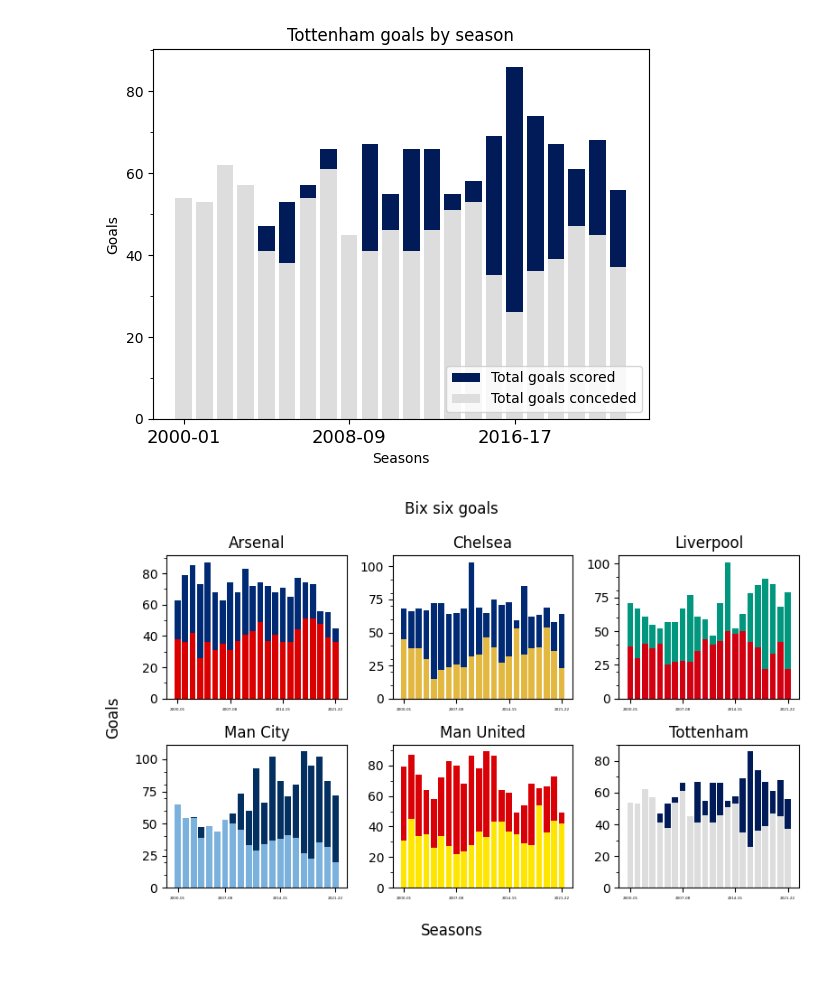
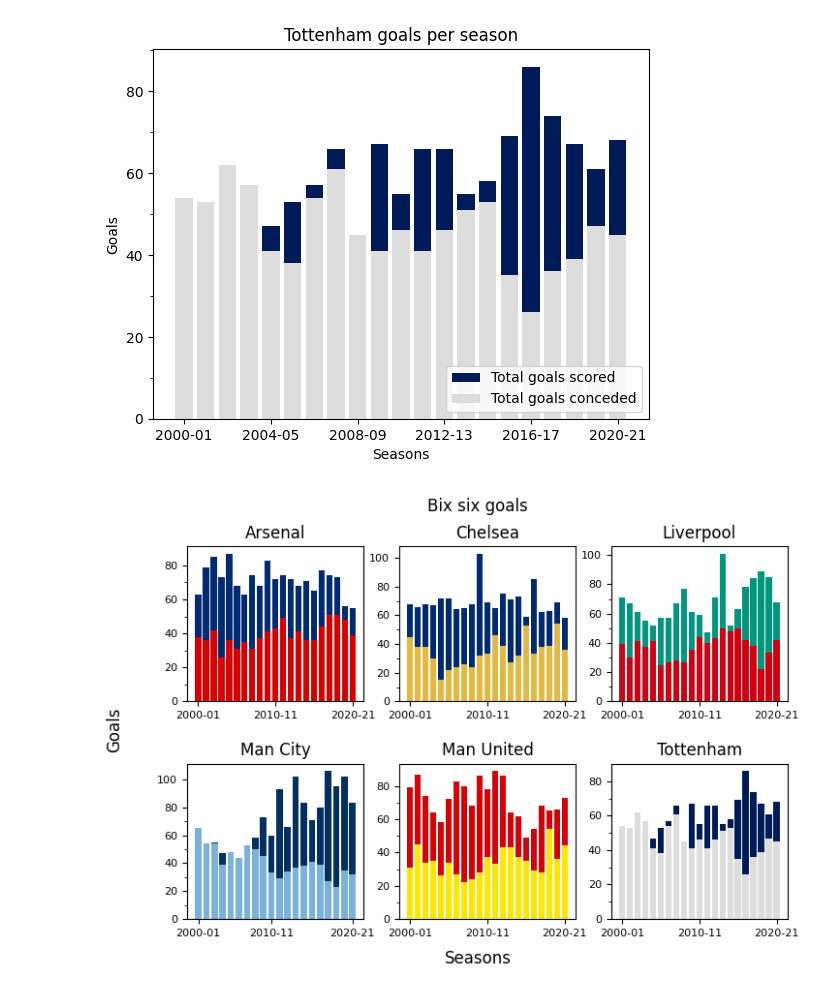
Before and after one commit to alexsandro49/premier-league-statistics-00-20, a Jupyter notebook: goals by seasons/main.ipynb, the cells around one changed output. Saved outputs shown, nothing was run; the diff lists cells and outputs as text; code cells hidden in the pictures.

```diff
--- a/goals by seasons/main.ipynb
+++ b/goals by seasons/main.ipynb
@@ -4,5 +4,5 @@ import numpy as np
 import matplotlib.pyplot as plt
 # %%
 df = pd.read_csv('../results.csv', encoding='ISO-8859-1')
-df_00_to_21 = df[df['Season'] >= '2000-01']
+df_00_to_21 = df[(df['Season'] >= '2000-01') & (df['Season'] < '2021-22')]
 # %%
@@ -93,68 +98,61 @@ plt.show()
 # %%
-df_tottenham_by_season = df_00_to_21[df_00_to_21['HomeTeam'] == 'Tottenham'].groupby('Season').sum().reset_index()
-df_tottenham_by_season['TGS'] = df_tottenham_by_season['FTHG'] + df_00_to_21[df_00_to_21['AwayTeam'] == 'Tottenham'].groupby('Season').sum().reset_index()['FTAG']
-df_tottenham_by_season['TGC'] = df_tottenham_by_season['FTAG'] + df_00_to_21[df_00_to_21['AwayTeam'] == 'Tottenham'].groupby('Season').sum().reset_index()['FTHG']
+df_tottenham_per_season = df_00_to_21.loc[df_00_to_21['HomeTeam'] == 'Tottenham', ['Season', 'FTHG', 'FTAG']].groupby('Season').sum().reset_index()
+df_tottenham_per_season.rename(columns={'FTHG':'TGS', 'FTAG':'TGC'}, inplace=True)
+df_tottenham_per_season['TGS'] += df_00_to_21[df_00_to_21['AwayTeam'] == 'Tottenham'].groupby('Season').sum().reset_index()['FTAG']
+df_tottenham_per_season['TGC'] += df_00_to_21[df_00_to_21['AwayTeam'] == 'Tottenham'].groupby('Season').sum().reset_index()['FTHG']
 
-plt.bar(df_tottenham_by_season['Season'], df_tottenham_by_season['TGS'], label='Total goals scored', color='#001B57ff')
-plt.bar(df_tottenham_by_season['Season'], df_tottenham_by_season['TGC'], label='Total goals conceded', color='#dcdddc')
-plt.title('Tottenham goals by season')
+plt.bar(df_tottenham_per_season['Season'], df_tottenham_per_season['TGS'], label='Total goals scored', color='#001B57ff')
+plt.bar(df_tottenham_per_season['Season'], df_tottenham_per_season['TGC'], label='Total goals conceded', color='#dcdddc')
+plt.title('Tottenham goals per season')
 plt.xlabel('Seasons')
 plt.ylabel('Goals')
-plt.xticks([df_tottenham_by_season.loc[i, 'Season'] for i in range(0, len(df_tottenham_by_season), 4)])
+plt.xticks(df_tottenham_per_season.loc[np.linspace(0, len(df_tottenham_per_season)-1, 6, dtype=int), 'Season'])
 plt.yticks(np.arange(10, 91, 10), minor=True)
 plt.legend(loc='lower right')
-plt.savefig('tottenham_goals_by_season.png')
+plt.savefig('tottenham_goals_per_season.png')
 plt.show()
 # %% [output]
-[figure, old version]
+[figure, new version]
 # %%
 fig, ax = plt.subplots(2, 3, figsize=(8, 5))
 
 fig.suptitle('Bix six goals')
 fig.supxlabel('Seasons')
 fig.supylabel('Goals')
 plt.subplots_adjust(hspace=0.4)
-plt.rcParams['xtick.labelsize'] = 3
 
-ax[0, 0].bar(df_arsenal_by_season['Season'], df_arsenal_by_season['TGS'], label='Total goals scored', color='#002A74ff')
-ax[0, 0].bar(df_arsenal_by_season['Season'], df_arsenal_by_season['TGC'], label='Total goals conceded', color='#DB0000ff')
+ax[0, 0].bar(df_arsenal_per_season['Season'], df_arsenal_per_season['TGS'], label='Total goals scored', color='#002A74ff')
+ax[0, 0].bar(df_arsenal_per_season['Season'], df_arsenal_per_season['TGC'], label='Total goals conceded', color='#DB0000ff')
 ax[0, 0].set_title('Arsenal')
-ax[0, 0].set_yticks(np.arange(10, 91, 10), minor=True)
-ax[0, 0].set_xticks([df_arsenal_by_season.loc[i, 'Season'] for i in list(np.linspace(0, len(df_arsenal_by_season)-1, 4, dtype=int))])
 
-ax[0, 1].bar(df_chelsea_by_season['Season'], df_chelsea_by_season['TGS'], label='Total goals scored', color='#002A74ff')
-ax[0, 1].bar(df_chelsea_by_season['Season'], df_chelsea_by_season['TGC'], label='Total goals conceded', color='#E3B841')
+ax[0, 1].bar(df_chelsea_per_season['Season'], df_chelsea_per_season['TGS'], label='Total goals scored', color='#002A74ff')
+ax[0, 1].bar(df_chelsea_per_season['Season'], df_chelsea_per_season['TGC'], label='Total goals conceded', color='#E3B841')
 ax[0, 1].set_title('Chelsea')
-ax[0, 1].set_yticks(np.arange(10, 91, 10), minor=True)
-ax[0, 1].set_xticks([df_chelsea_by_season.loc[i, 'Season'] for i in list(np.linspace(0, len(df_chelsea_by_season)-1, 4, dtype=int))])
 
-ax[0, 2].bar(df_liverpool_by_season['Season'], df_liverpool_by_season['TGS'], label='Total goals scored', color='#01977F')
-ax[0, 2].bar(df_liverpool_by_season['Season'], df_liverpool_by_season['TGC'], label='Total goals conceded', color='#D10112')
+ax[0, 2].bar(df_liverpool_per_season['Season'], df_liverpool_per_season['TGS'], label='Total goals scored', color='#01977F')
+ax[0, 2].bar(df_liverpool_per_season['Season'], df_liverpool_per_season['TGC'], label='Total goals conceded', color='#D10112')
 ax[0, 2].set_title('Liverpool')
-ax[0, 2].set_yticks(np.arange(10, 91, 10), minor=True)
-ax[0, 2].set_xticks([df_liverpool_by_season.loc[i, 'Season'] for i in list(np.linspace(0, len(df_liverpool_by_season)-1, 4, dtype=int))])
 
-ax[1, 0].bar(df_man_city_by_season['Season'], df_man_city_by_season['TGS'], label='Total goals scored', color='#033061ff')
-ax[1, 0].bar(df_man_city_by_season['Season'], df_man_city_by_season['TGC'], label='Total goals conceded', color='#7BB1DDff')
+ax[1, 0].bar(df_man_city_per_season['Season'], df_man_city_per_season['TGS'], label='Total goals scored', color='#033061ff')
+ax[1, 0].bar(df_man_city_per_season['Season'], df_man_city_per_season['TGC'], label='Total goals conceded', color='#7BB1DDff')
 ax[1, 0].set_title('Man City')
-ax[1, 0].set_yticks(np.arange(10, 91, 10), minor=True)
-ax[1, 0].set_xticks([df_man_city_by_season.loc[i, 'Season'] for i in list(np.linspace(0, len(df_man_city_by_season)-1, 4, dtype=int))])
 
-ax[1, 1].bar(df_man_united_by_season['Season'], df_man_united_by_season['TGS'], label='Total goals scored', color='#DA0106ff')
-ax[1, 1].bar(df_man_united_by_season['Season'], df_man_united_by_season['TGC'], label='Total goals conceded', color='#FFE600ff')
+ax[1, 1].bar(df_man_united_per_season['Season'], df_man_united_per_season['TGS'], label='Total goals scored', color='#DA0106ff')
+ax[1, 1].bar(df_man_united_per_season['Season'], df_man_united_per_season['TGC'], label='Total goals conceded', color='#FFE600ff')
 ax[1, 1].set_title('Man United')
-ax[1, 1].set_yticks(np.arange(10, 91, 10), minor=True)
-ax[1, 1].set_xticks([df_man_united_by_season.loc[i, 'Season'] for i in list(np.linspace(0, len(df_man_united_by_season)-1, 4, dtype=int))])
 
-ax[1, 2].bar(df_tottenham_by_season['Season'], df_tottenham_by_season['TGS'], label='Total goals scored', color='#001B57ff')
-ax[1, 2].bar(df_tottenham_by_season['Season'], df_tottenham_by_season['TGC'], label='Total goals conceded', color='#dcdddc')
+ax[1, 2].bar(df_tottenham_per_season['Season'], df_tottenham_per_season['TGS'], label='Total goals scored', color='#001B57ff')
+ax[1, 2].bar(df_tottenham_per_season['Season'], df_tottenham_per_season['TGC'], label='Total goals conceded', color='#dcdddc')
 ax[1, 2].set_title('Tottenham')
-ax[1, 2].set_yticks(np.arange(10, 91, 10), minor=True)
-ax[1, 2].set_xticks([df_tottenham_by_season.loc[i, 'Season'] for i in list(np.linspace(0, len(df_tottenham_by_season)-1, 4, dtype=int))])
 
-plt.tight_layout()
-plt.savefig('big_six_goals.png')
+for i in range(2):
+    for j in range(3):
+        ax[i, j].set_xticks(df_arsenal_per_season.loc[np.linspace(0, len(df_arsenal_per_season)-1, 3, dtype=int), 'Season'])
+        ax[i, j].set_yticks(np.arange(10, 81, 20), minor=True)
+        ax[i, j].tick_params(axis='both', labelsize=8)
+
+plt.savefig('big_six_goals_1.png')
 plt.show()
 # %% [output]
-[figure, old version]
+[figure, new version]
 # %%
```
Also changed, not shown: parts of 6 cells of this notebook, 16 other files.
